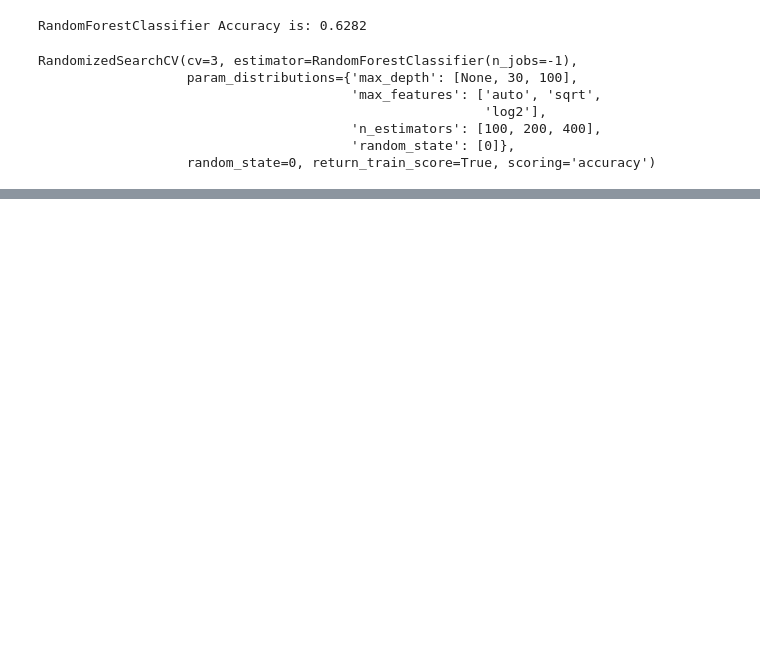
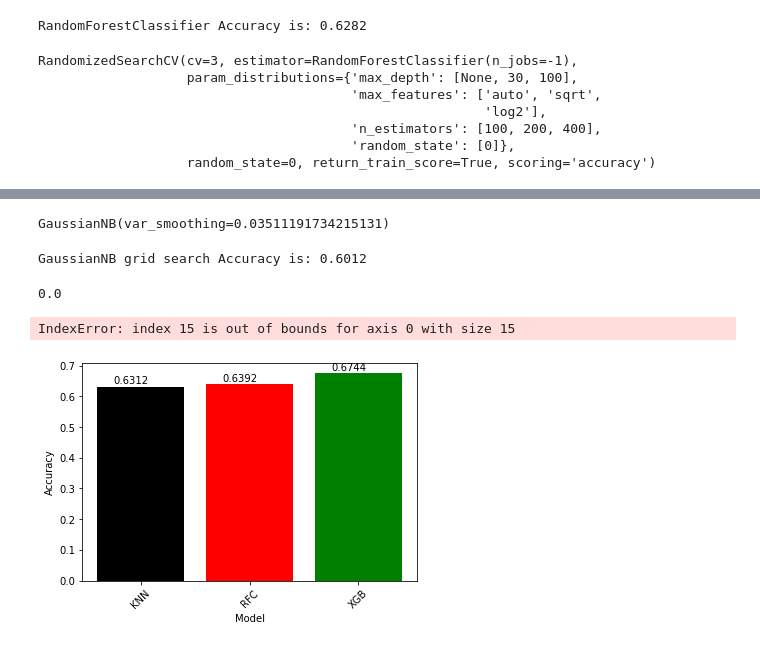
Before and after one commit to GalKoaz/Data-visualization, a Jupyter notebook: Cats-Vs-Dogs.ipynb, the cells around one changed output, grey strips where cells are left out. Cells and saved outputs as stored; diff of their text form; code cells hidden in the pictures; blank space fills up the shorter version.

```diff
--- a/Cats-Vs-Dogs.ipynb
+++ b/Cats-Vs-Dogs.ipynb
@@ -287,0 +267,14 @@ BaggingClassifier(base_estimator=XGBClassifier(base_score=0.5, booster='gbtree',
+# %%
+#XGBClassifier model.
+XGB_PCA2 = XGBClassifier(base_score=0.5, booster='gbtree', colsample_bylevel=1,
+              colsample_bynode=1, colsample_bytree=0.7, gamma=0, gpu_id=-1,
+              importance_type='gain', interaction_constraints='',
+              learning_rate=0.1, max_delta_step=0, max_depth=8,
+              min_child_weight=1, monotone_constraints='()',
+              n_estimators=250, n_jobs=-1, num_class=3, num_parallel_tree=1,
+              objective='multi:softmax', random_state=0, reg_alpha=0,
+              reg_lambda=1, scale_pos_weight=None, subsample=1,
+              tree_method='exact', validate_parameters=1, verbosity=None, eval_metric='mlogloss')
+XGB_PCA2.fit(X_Train_PCA, y_train)
+y_predict = XGB_PCA2.predict(X_test_PCA)
+print('XGBClassifier Accuracy is: {}'.format(XGB_PCA2.score(X_test_PCA,y_test)))
@@ -287,0 +289,6 @@ BaggingClassifier(base_estimator=XGBClassifier(base_score=0.5, booster='gbtree',
+# %%
+from sklearn.ensemble import BaggingClassifier
+start = time.time()
+bagging = BaggingClassifier(base_estimator=XGB_PCA2, n_jobs=-1,random_state=0,n_estimators=12)
+bagging.fit(X_Train_PCA, y_train)
+time.time()-start
@@ -395,6 +321,0 @@ GaussianNB grid search Accuracy is: 0.6012
-# %%
-from sklearn.ensemble import StackingClassifier
-
-estimators = [('rf', RandomForestClassifier(n_estimators=180, max_depth=3, random_state=12)),('XGB', XGBClassifier(n_estimators=180, random_state=12, max_depth=5, use_label_encoder =False, eval_metric='mlogloss')),('KNN')]
-clf = StackingClassifier(estimators=estimators, final_estimator=LogisticRegression())
-clf.fit(X_Train_PCA, y_train).score(X_test_PCA, y_test)
@@ -400,0 +400,43 @@ clf.fit(X_Train_PCA, y_train).score(X_test_PCA, y_test)
+# %%
+GNB_grid_search.best_estimator_
+# %% [output]
+GaussianNB(var_smoothing=0.03511191734215131)
+# %%
+y_pred = GNB_grid_search.predict(X_test_PCA)
+print('GaussianNB grid search Accuracy is: {}'.format(metrics.accuracy_score(y_test,y_pred)))
+# %% [output]
+GaussianNB grid search Accuracy is: 0.6012
+# %%
+start = time.time()
+estimators = [('RFC',RandomForestClassifier(max_depth=30, max_features='sqrt', n_estimators=400,n_jobs=-1, random_state=0)),
+              ('XGB', XGBClassifier(base_score=0.5, booster='gbtree', colsample_bylevel=1,
+              colsample_bynode=1, colsample_bytree=0.7, gamma=0, gpu_id=-1,
+              importance_type='gain',learning_rate=0.1, max_depth=8,
+              min_child_weight=1,n_estimators=250, n_jobs=-1, num_class=3, num_parallel_tree=1,
+              objective='multi:softmax', random_state=0,reg_lambda=1, subsample=1, validate_parameters=1,eval_metric='mlogloss'))]
+clf = StackingClassifier(estimators=estimators, final_estimator=LogisticRegression())
+time.time() - start
+# %% [output]
+0.0
+# %%
+start = time.time()
+clf.fit(X_Train_PCA,y_train)
+print('Accuracy Final model is on the test with PCA of {} components: {}'.format(PCA.n_components_,clf.score(X_test_PCA,y_test)))
+time.time()-start
+# %% [output]
+IndexError: index 15 is out of bounds for axis 0 with size 15
+# %%
+def floor(k):
+  return (math.floor(k*10000)/10000)
+# %%
+import math
+plt.bar(['KNN','RFC','XGB'],[knn.score(X_test_PCA,y_test),0.6392,0.6744], color=['black', 'red', 'green', 'blue', 'cyan'])
+plt.xlabel('Model')
+plt.xticks(rotation=45)
+plt.ylabel("Accuracy")
+for i, v in enumerate([floor(knn.score(X_test_PCA,y_test)),floor(0.6392),floor(0.6744)]):
+    plt.text(xlocs[i] - 0.25, v + 0.01, str(v))
+xlocs, xlabs = plt.xticks()
+plt.show()
+# %% [output]
+[figure, added]
```
Also changed, not shown: parts of 33 cells of this notebook.
